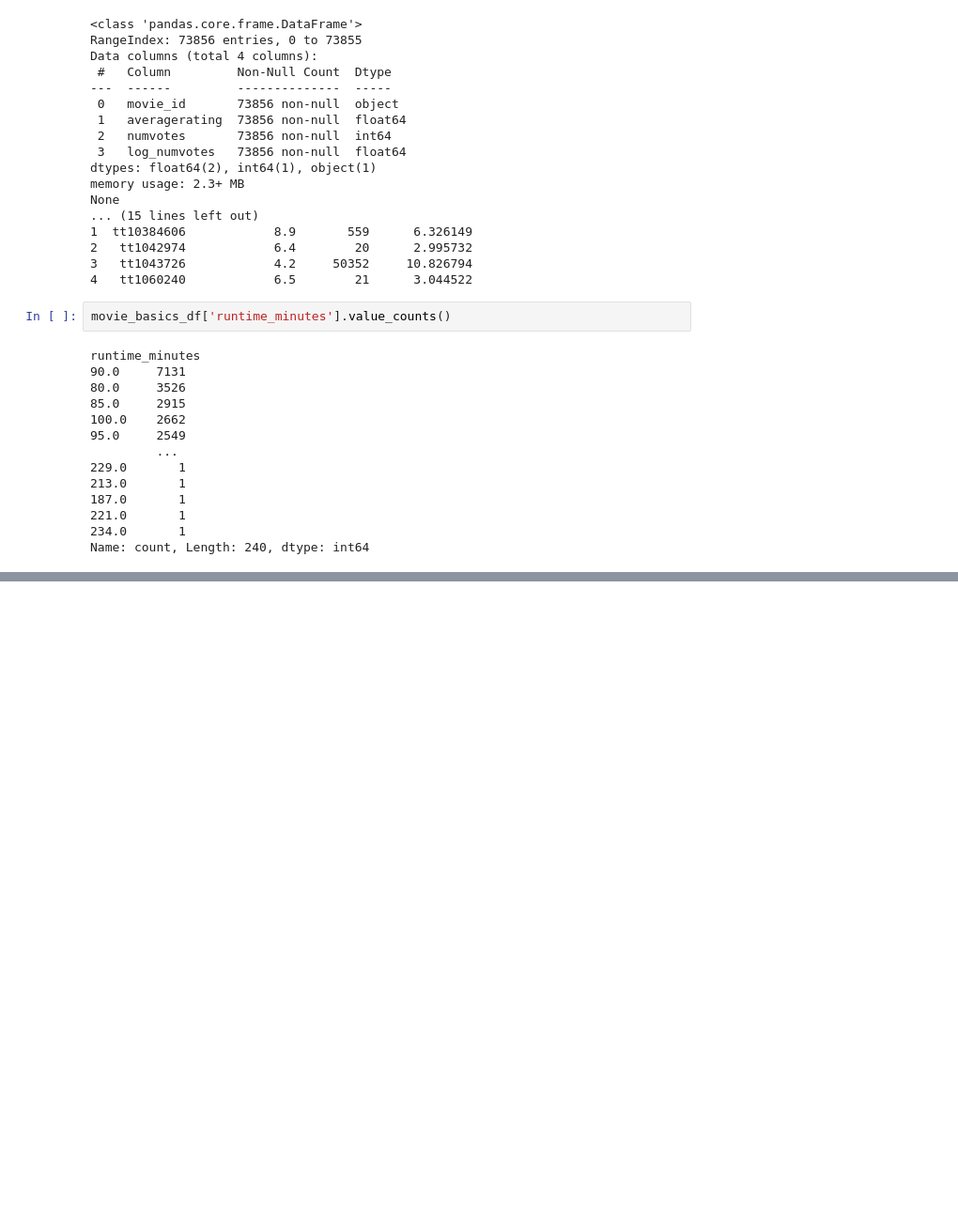
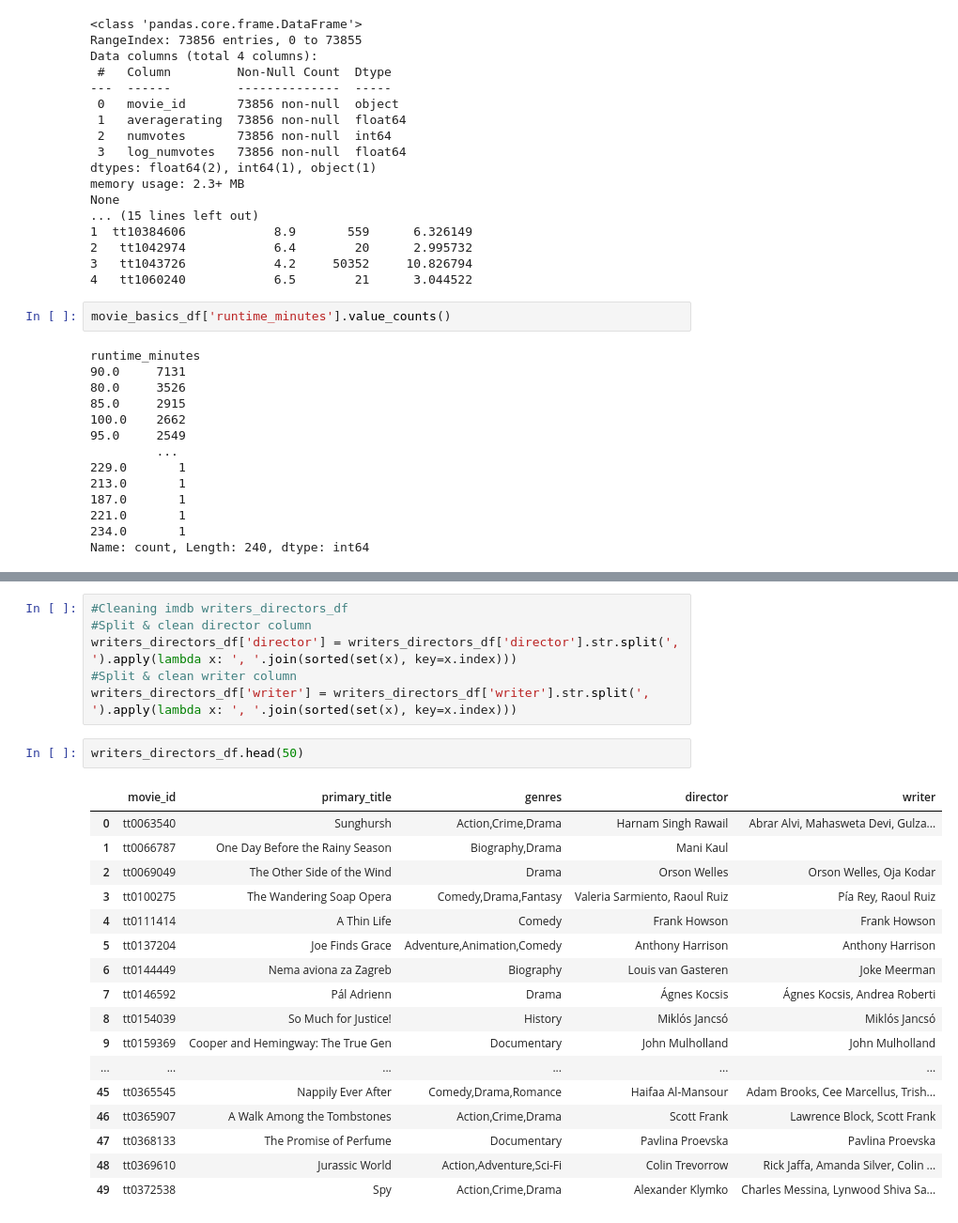
Before and after one commit to emmascotson/Movie-Data-Analysis, a Jupyter notebook: notebooks/exploratory.ipynb, the cells around one changed output, grey strips where cells are left out. Shown at 94% size. Saved outputs shown, nothing was run; the diff lists cells and outputs as text; blank space fills up the shorter version.

```diff
--- a/notebooks/exploratory.ipynb
+++ b/notebooks/exploratory.ipynb
@@ -1229,0 +1378,26 @@ Name: count, Length: 240, dtype: int64
+# %%
+#Cleaning imdb writers_directors_df
+#Split & clean director column
+writers_directors_df['director'] = writers_directors_df['director'].str.split(', ').apply(lambda x: ', '.join(sorted(set(x), key=x.index)))
+#Split & clean writer column
+writers_directors_df['writer'] = writers_directors_df['writer'].str.split(', ').apply(lambda x: ', '.join(sorted(set(x), key=x.index)))
+# %%
+writers_directors_df.head(50)
+# %% [output]
+|  | movie_id | primary_title | genres | director | writer |
+| 0 | tt0063540 | Sunghursh | Action,Crime,Drama | Harnam Singh Rawail | Abrar Alvi, Mahasweta Devi, Gulza... |
+| 1 | tt0066787 | One Day Before the Rainy Season | Biography,Drama | Mani Kaul |  |
+| 2 | tt0069049 | The Other Side of the Wind | Drama | Orson Welles | Orson Welles, Oja Kodar |
+| 3 | tt0100275 | The Wandering Soap Opera | Comedy,Drama,Fantasy | Valeria Sarmiento, Raoul Ruiz | Pía Rey, Raoul Ruiz |
+| 4 | tt0111414 | A Thin Life | Comedy | Frank Howson | Frank Howson |
+| 5 | tt0137204 | Joe Finds Grace | Adventure,Animation,Comedy | Anthony Harrison | Anthony Harrison |
+| 6 | tt0144449 | Nema aviona za Zagreb | Biography | Louis van Gasteren | Joke Meerman |
+| 7 | tt0146592 | Pál Adrienn | Drama | Ágnes Kocsis | Ágnes Kocsis, Andrea Roberti |
+| 8 | tt0154039 | So Much for Justice! | History | Miklós Jancsó | Miklós Jancsó |
+| 9 | tt0159369 | Cooper and Hemingway: The True Gen | Documentary | John Mulholland | John Mulholland |
+| ... | ... | ... | ... | ... | ... |
+| 45 | tt0365545 | Nappily Ever After | Comedy,Drama,Romance | Haifaa Al-Mansour | Adam Brooks, Cee Marcellus, Trish... |
+| 46 | tt0365907 | A Walk Among the Tombstones | Action,Crime,Drama | Scott Frank | Lawrence Block, Scott Frank |
+| 47 | tt0368133 | The Promise of Perfume | Documentary | Pavlina Proevska | Pavlina Proevska |
+| 48 | tt0369610 | Jurassic World | Action,Adventure,Sci-Fi | Colin Trevorrow | Rick Jaffa, Amanda Silver, Colin ... |
+| 49 | tt0372538 | Spy | Action,Crime,Drama | Alexander Klymko | Charles Messina, Lynwood Shiva Sa... |
```
Also changed, not shown: parts of 30 cells of this notebook.
